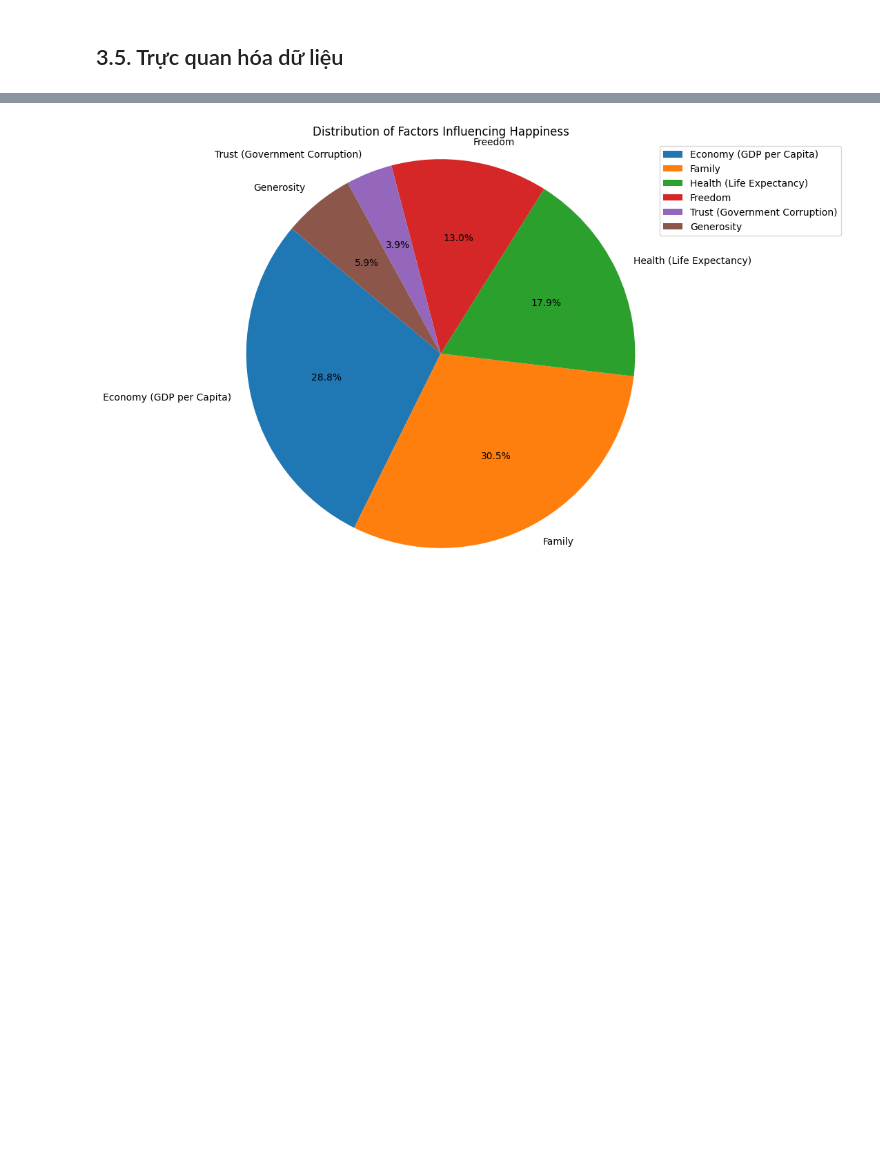
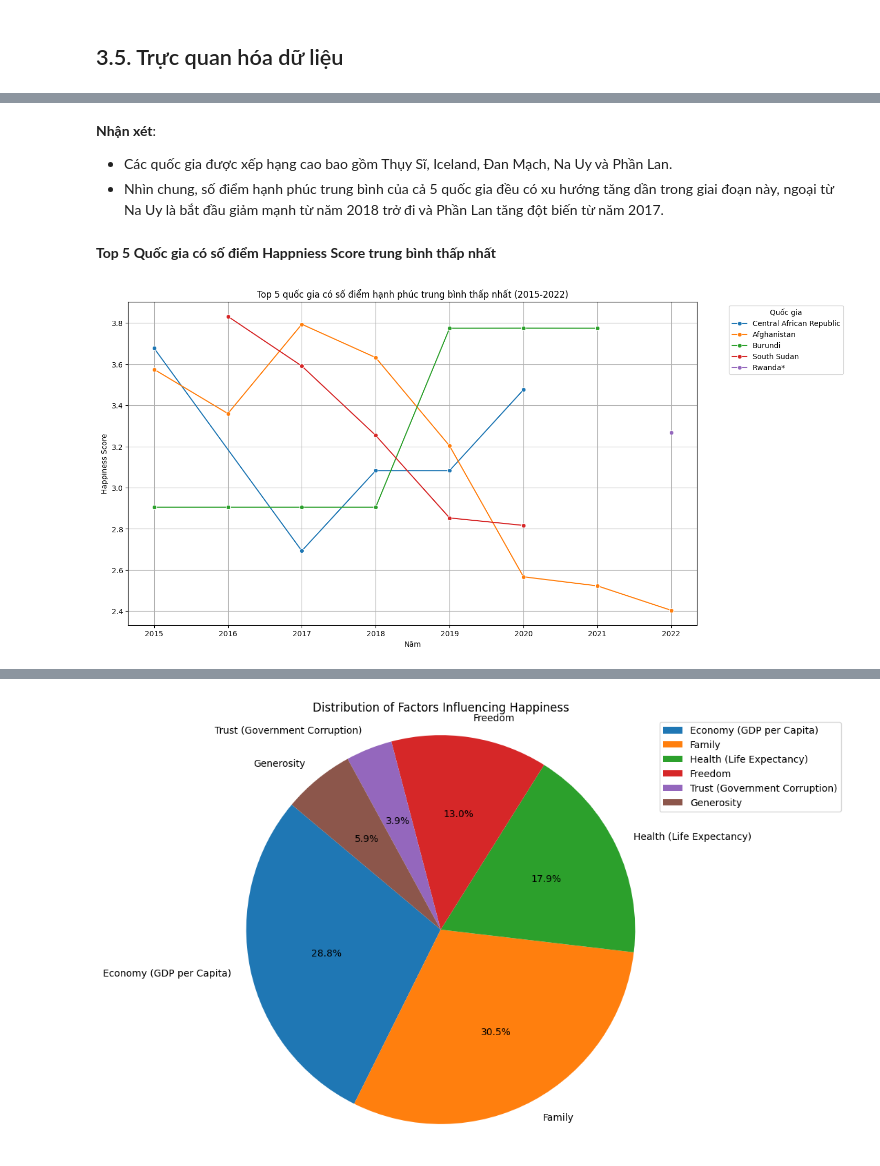
Before and after one commit to NgTrDung/DataMining_For_HappinessReport, a Jupyter notebook: Happiness_Report.ipynb, the cells around one changed output, grey strips where cells are left out. Drawn from its saved outputs; the diff is of its cells as text; code cells hidden in the pictures; blank space fills up the shorter version.

```diff
--- a/Happiness_Report.ipynb
+++ b/Happiness_Report.ipynb
@@ -587,0 +548,26 @@ plt.show()
+# %% [markdown]
+**Nhận xét**:
+- Các quốc gia được xếp hạng cao bao gồm Thụy Sĩ, Iceland, Đan Mạch, Na Uy và Phần Lan.
+- Nhìn chung, số điểm hạnh phúc trung bình của cả 5 quốc gia đều có xu hướng tăng dần trong giai đoạn này, ngoại từ Na Uy là bắt đầu giảm mạnh từ năm 2018 trở đi và Phần Lan tăng đột biến từ năm 2017.
+# %% [markdown]
+<b>Top 5 Quốc gia có số điểm Happniess Score trung bình thấp nhất</b>
+# %%
+# Tìm top 5 quốc gia có điểm số trung bình thấp nhất
+top5_countries_lowest = average_happiness.nsmallest(5, 'Happiness Score')['Country']
+
+# Lọc dữ liệu cho top 5 quốc gia
+top5_data_lowest = df_cleaned[df_cleaned['Country'].isin(top5_countries_lowest)]
+
+plt.figure(figsize=(14, 8))
+
+# Vẽ biểu đồ, sử dụng Seaborn để vẽ biểu đồ đường cho từng quốc gia
+sns.lineplot(data=top5_data_lowest, x='year', y='Happiness Score', hue='Country', marker='o')
+
+plt.title('Top 5 quốc gia có số điểm hạnh phúc trung bình thấp nhất (2015-2022)')
+plt.xlabel('Năm')
+plt.ylabel('Happiness Score')
+plt.legend(title='Quốc gia', bbox_to_anchor=(1.05, 1), loc='upper left')
+plt.grid(True)
+plt.show()
+# %% [output]
+[figure, added]
```
Also changed, not shown: parts of 28 cells of this notebook, 1 other file.
